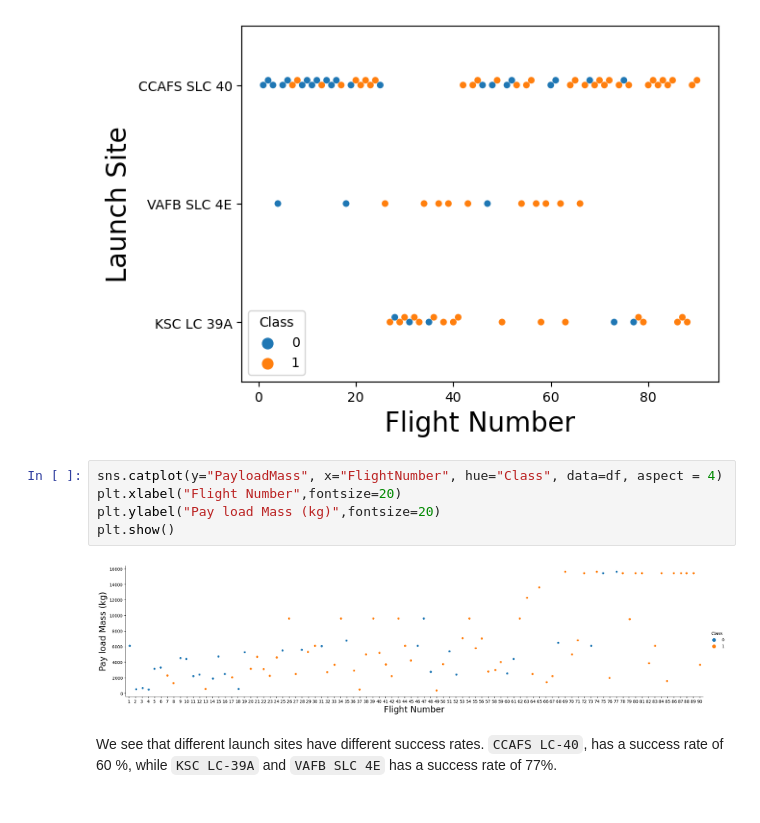
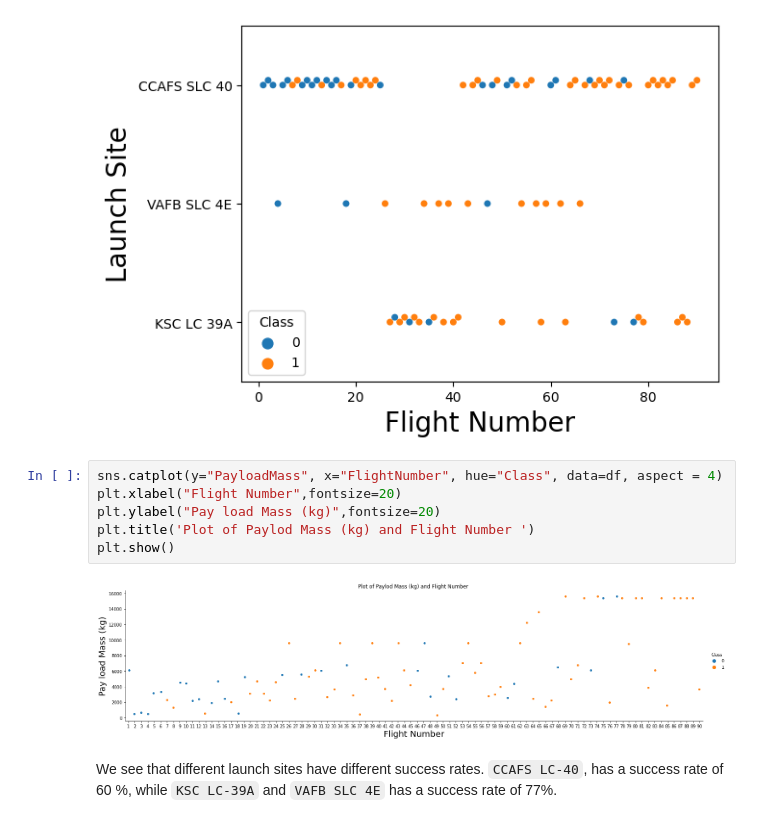
Before and after one commit to imabiodun/IBM-Capstone-Project, a Jupyter notebook: EDA/eda-dataviz.ipynb, the cells around one changed output. Cells and saved outputs as stored; diff of their text form.

```diff
--- a/EDA/eda-dataviz.ipynb
+++ b/EDA/eda-dataviz.ipynb
@@ -85,10 +85,11 @@ plt.show()
 # %%
 sns.catplot(y="PayloadMass", x="FlightNumber", hue="Class", data=df, aspect = 4)
 plt.xlabel("Flight Number",fontsize=20)
 plt.ylabel("Pay load Mass (kg)",fontsize=20)
+plt.title('Plot of Paylod Mass (kg) and Flight Number ')
 plt.show()
 # %% [output]
-[figure, old version]
+[figure, new version]
 # %% [markdown]
 We see that different launch sites have different success rates.  <code>CCAFS LC-40</code>, has a success rate of 60 %, while  <code>KSC LC-39A</code> and <code>VAFB SLC 4E</code> has a success rate of 77%.
 # %% [markdown]
```
Also changed, not shown: parts of 6 cells of this notebook, 9 other files.
